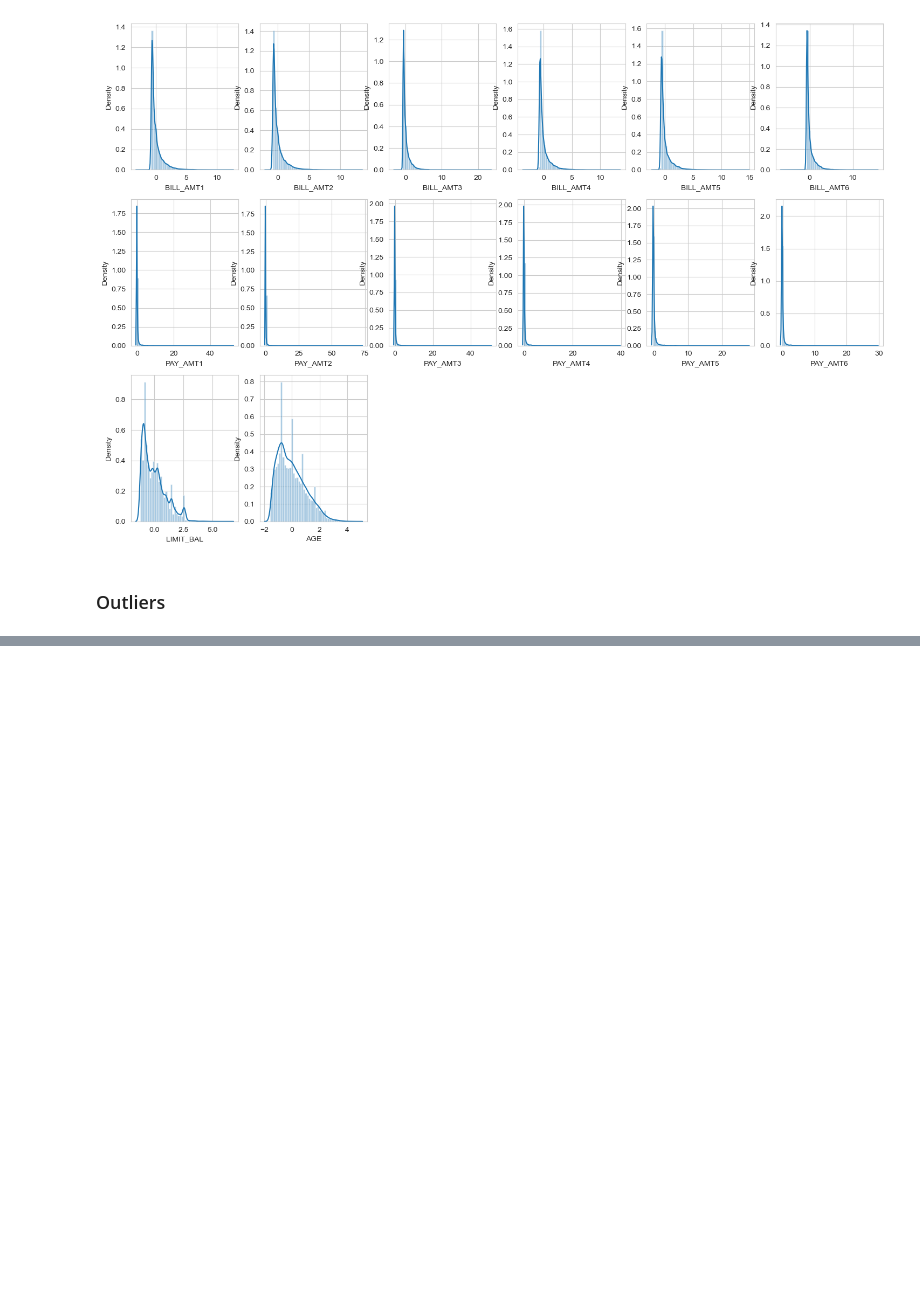
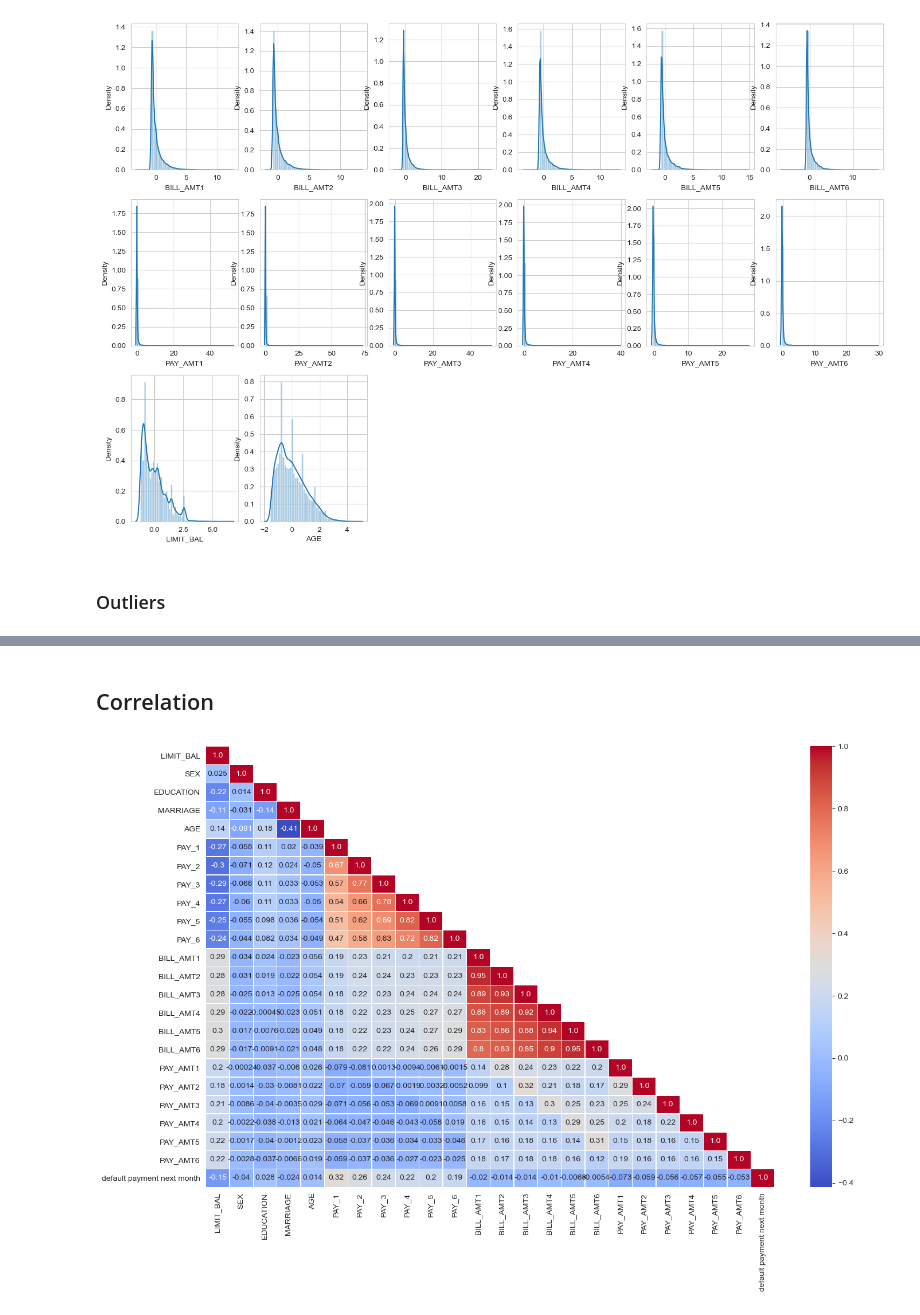
Before and after one commit to francescodisalvo05/credit-card-default, a Jupyter notebook: notebooks/EDA.ipynb, the cells around one changed output, grey strips where cells are left out. Saved outputs shown, nothing was run; the diff lists cells and outputs as text; code cells hidden in the pictures; blank space fills up the shorter version.

```diff
--- a/notebooks/EDA.ipynb
+++ b/notebooks/EDA.ipynb
@@ -366,0 +367,16 @@ plt.show()
+# %% [markdown]
+## Correlation
+# %%
+df.drop(columns=['ID'], inplace=True)
+# %%
+cm = df.corr(method='pearson')
+
+mask = np.array(cm)
+mask[np.tril_indices_from(mask)] = False
+
+plt.figure(figsize=(16,10), dpi=100)
+sns.heatmap(cm, annot=True, fmt='.2', linewidths=.3, mask=mask, cmap="coolwarm")
+plt.savefig('../images/08-heatmap.svg')
+plt.show()
+# %% [output]
+[figure, added]
```
Also changed, not shown: parts of 7 cells of this notebook.
